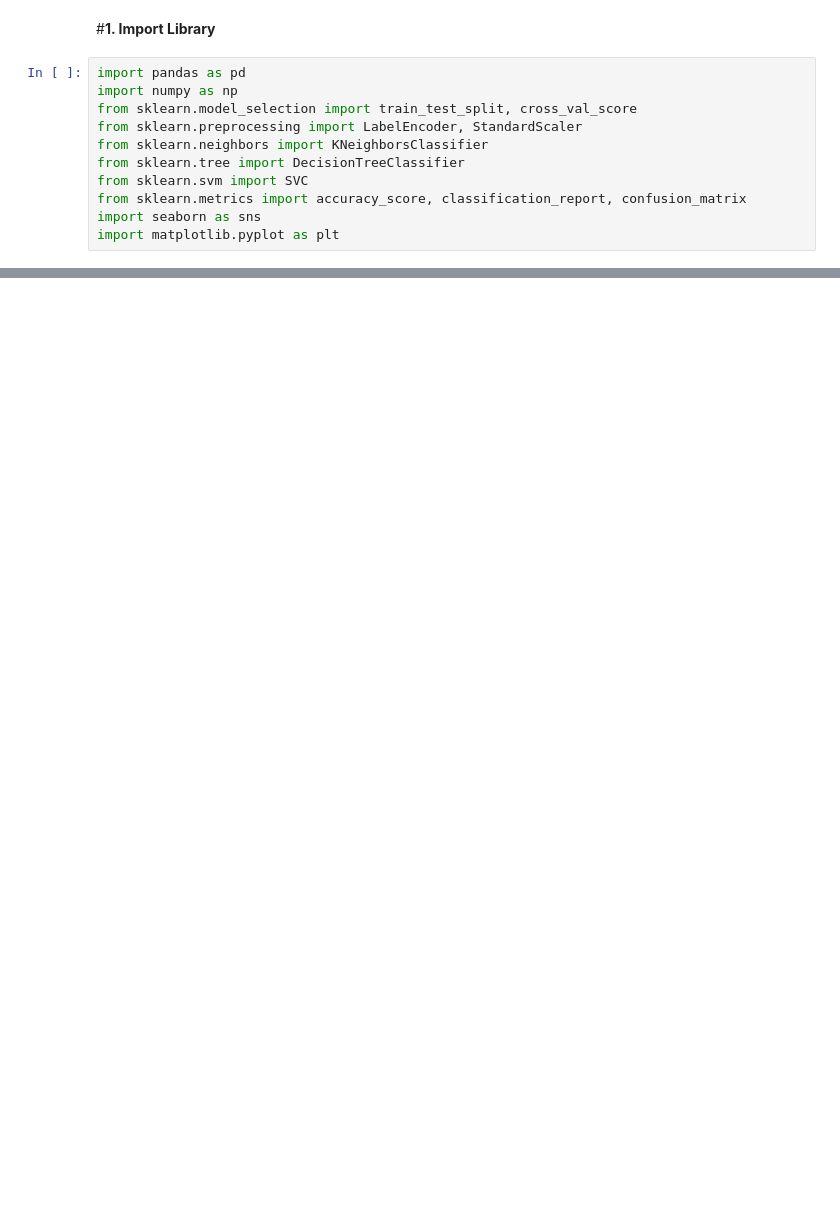
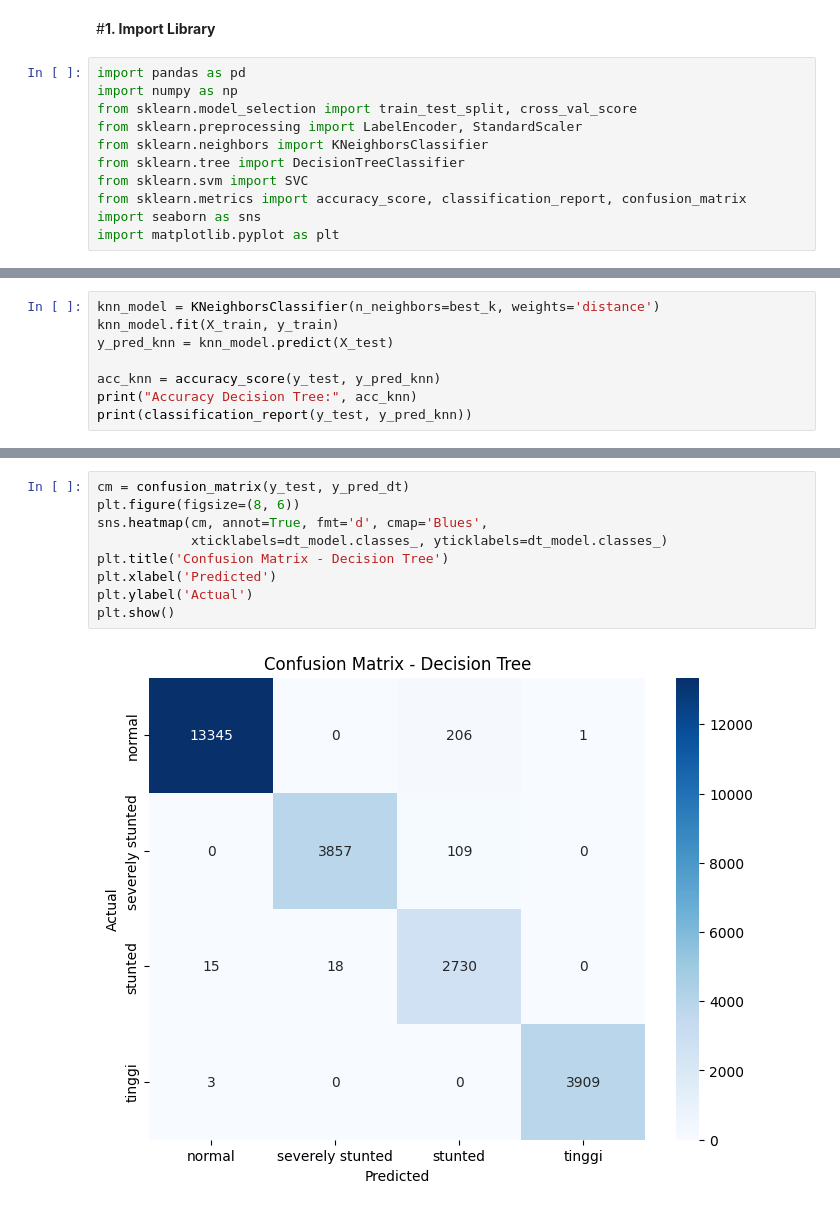
Before and after one commit to fathanzys/Data, a Jupyter notebook: 0102522025_UAS_DataMining.ipynb, the cells around one changed output, grey strips where cells are left out. Cells and saved outputs as stored; diff of their text form; blank space fills up the shorter version.

```diff
--- a/0102522025_UAS_DataMining.ipynb
+++ b/0102522025_UAS_DataMining.ipynb
@@ -199,0 +51,8 @@ severely stunted       1.00      1.00      1.00      3936
+# %%
+knn_model = KNeighborsClassifier(n_neighbors=best_k, weights='distance')
+knn_model.fit(X_train, y_train)
+y_pred_knn = knn_model.predict(X_test)
+
+acc_knn = accuracy_score(y_test, y_pred_knn)
+print("Accuracy Decision Tree:", acc_knn)
+print(classification_report(y_test, y_pred_knn))
@@ -199,0 +161,11 @@ severely stunted       1.00      1.00      1.00      3936
+# %%
+cm = confusion_matrix(y_test, y_pred_dt)
+plt.figure(figsize=(8, 6))
+sns.heatmap(cm, annot=True, fmt='d', cmap='Blues',
+            xticklabels=dt_model.classes_, yticklabels=dt_model.classes_)
+plt.title('Confusion Matrix - Decision Tree')
+plt.xlabel('Predicted')
+plt.ylabel('Actual')
+plt.show()
+# %% [output]
+[figure, added]
```
Also changed, not shown: parts of 48 cells of this notebook.
